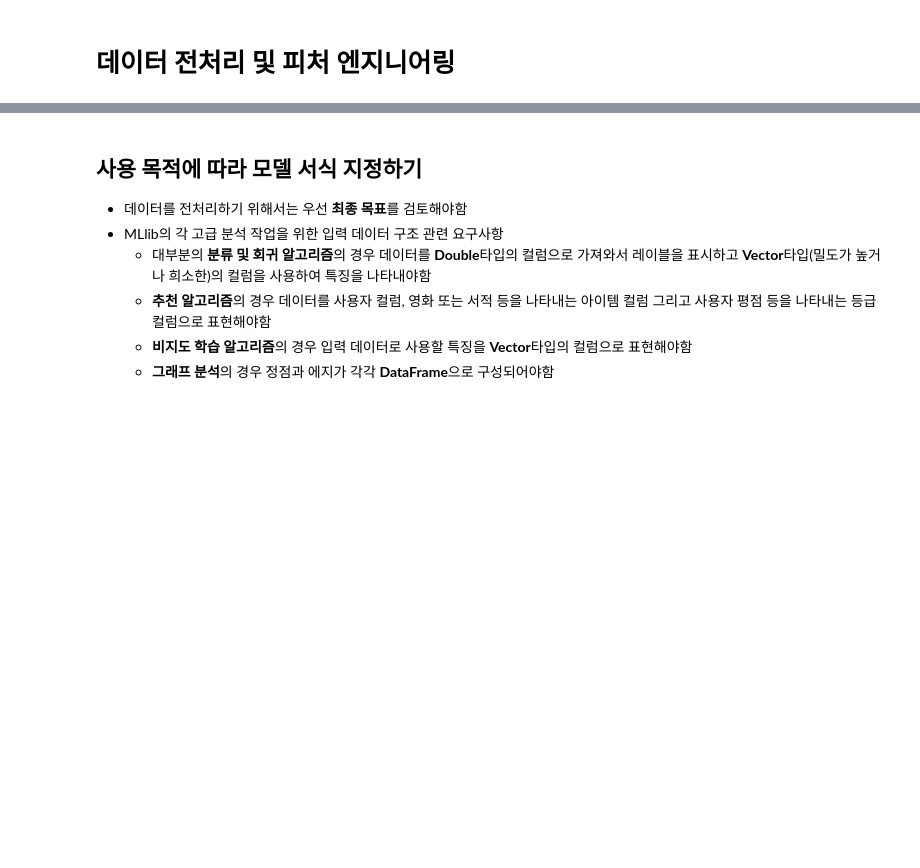
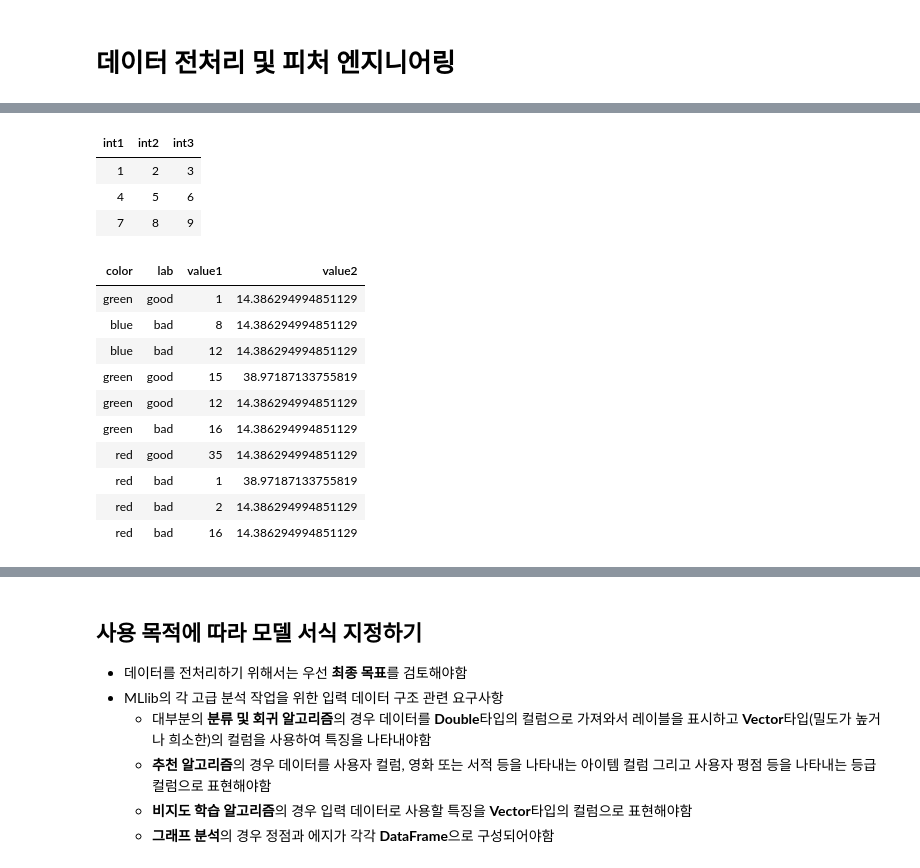
Before and after one commit to PingPingE/Spark, a Jupyter notebook: Part6/Chapter25.ipynb, the cells around one changed output, grey strips where cells are left out. Drawn from its saved outputs; the diff is of its cells as text; code cells hidden in the pictures; blank space fills up the shorter version.

```diff
--- a/Part6/Chapter25.ipynb
+++ b/Part6/Chapter25.ipynb
@@ -19,0 +26,21 @@ scaleDF = spark.read.parquet(simple_ml_scale)
+# %%
+display(fakeIntDF)
+# %% [output]
+| int1 | int2 | int3 |
+| 1 | 2 | 3 |
+| 4 | 5 | 6 |
+| 7 | 8 | 9 |
+# %%
+display(simpleDF.head(10))
+# %% [output]
+| color | lab | value1 | value2 |
+| green | good | 1 | 14.386294994851129 |
+| blue | bad | 8 | 14.386294994851129 |
+| blue | bad | 12 | 14.386294994851129 |
+| green | good | 15 | 38.97187133755819 |
+| green | good | 12 | 14.386294994851129 |
+| green | bad | 16 | 14.386294994851129 |
+| red | good | 35 | 14.386294994851129 |
+| red | bad | 1 | 38.97187133755819 |
+| red | bad | 2 | 14.386294994851129 |
+| red | bad | 16 | 14.386294994851129 |
```
Also changed, not shown: parts of 20 cells of this notebook.
